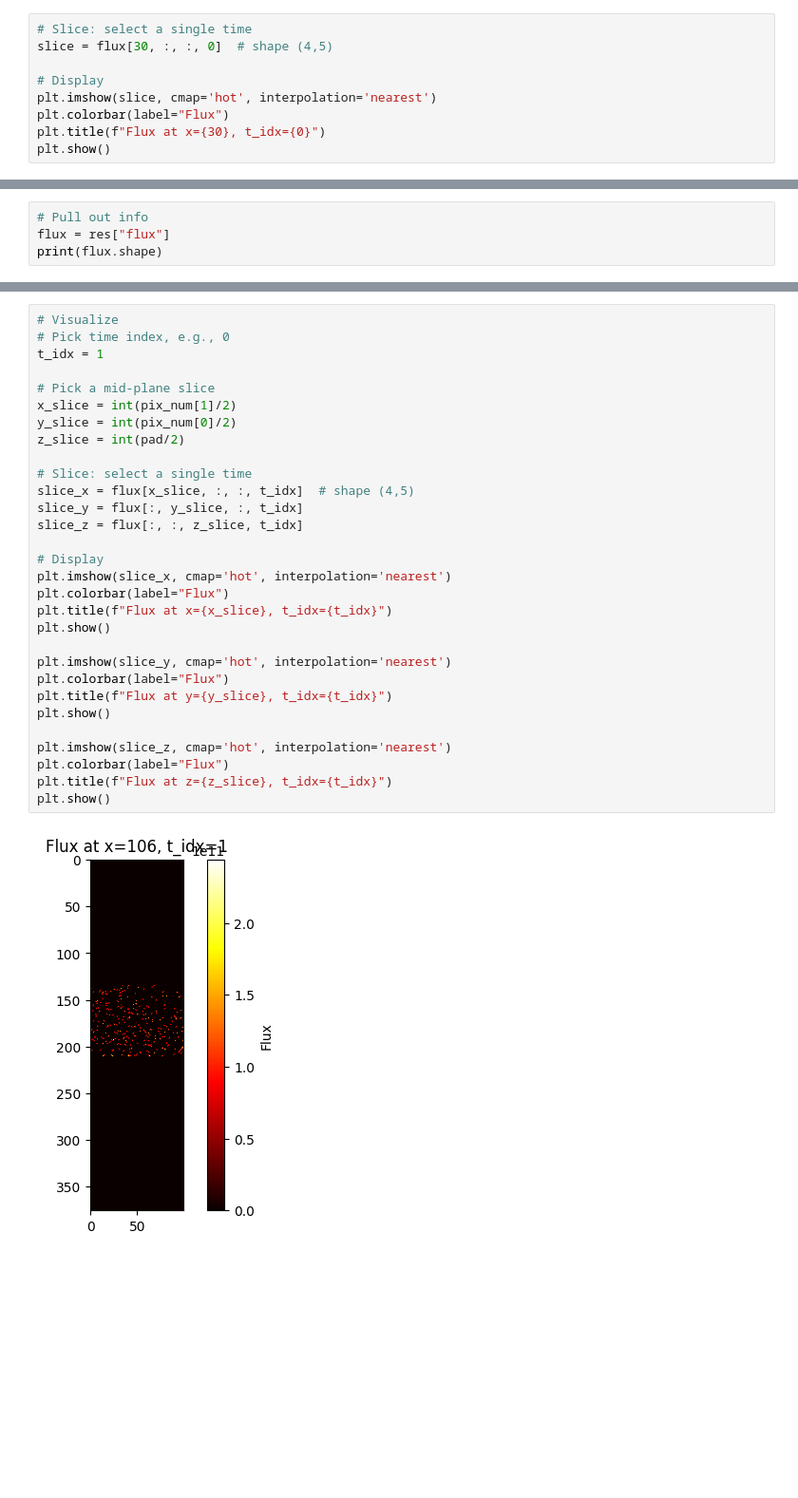
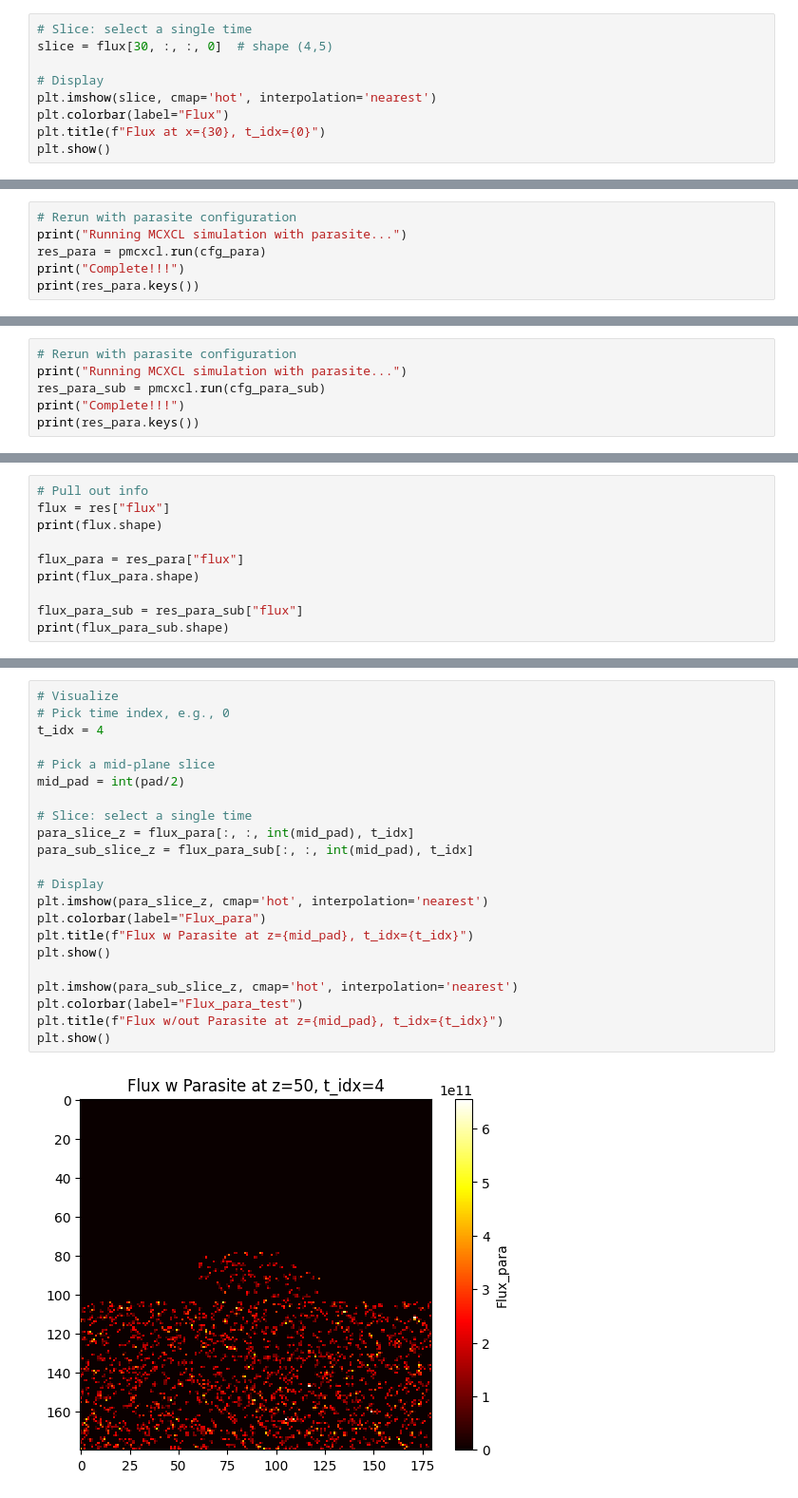
Before and after one commit to Cow415/Photon-Transport-Simulation, a Jupyter notebook: run_mcxcl/run_mcxcl.ipynb, the cells around one changed output, grey strips where cells are left out. Shown at 95% size. Saved outputs shown, nothing was run; the diff lists cells and outputs as text; blank space fills up the shorter version.

```diff
--- a/run_mcxcl/run_mcxcl.ipynb
+++ b/run_mcxcl/run_mcxcl.ipynb
@@ -214,3 +282,9 @@ tend: 1e-10
 unitinmm: 0.001
 Complete!!!
 dict_keys(['flux', 'stat'])
+# %%
+# Rerun with parasite configuration
+print("Running MCXCL simulation with parasite...")
+res_para = pmcxcl.run(cfg_para)
+print("Complete!!!")
+print(res_para.keys())
@@ -216,0 +300,6 @@ dict_keys(['flux', 'stat'])
+# %%
+# Rerun with parasite configuration
+print("Running MCXCL simulation with parasite...")
+res_para_sub = pmcxcl.run(cfg_para_sub)
+print("Complete!!!")
+print(res_para.keys())
@@ -218,5 +316,11 @@ dict_keys(['flux', 'stat'])
 # Pull out info
 flux = res["flux"]
 print(flux.shape)
+
+flux_para = res_para["flux"]
+print(flux_para.shape)
+
+flux_para_sub = res_para_sub["flux"]
+print(flux_para_sub.shape)
 # %% [output]
 (212, 376, 100, 10)
@@ -223,32 +329,24 @@ print(flux.shape)
 # %%
 # Visualize
 # Pick time index, e.g., 0
-t_idx = 1
+t_idx = 4
 
 # Pick a mid-plane slice
-x_slice = int(pix_num[1]/2)
-y_slice = int(pix_num[0]/2)
-z_slice = int(pad/2)
+mid_pad = int(pad/2)
 
 # Slice: select a single time
-slice_x = flux[x_slice, :, :, t_idx]  # shape (4,5)
-slice_y = flux[:, y_slice, :, t_idx]
-slice_z = flux[:, :, z_slice, t_idx]
+para_slice_z = flux_para[:, :, int(mid_pad), t_idx]
+para_sub_slice_z = flux_para_sub[:, :, int(mid_pad), t_idx]
 
 # Display
-plt.imshow(slice_x, cmap='hot', interpolation='nearest')
-plt.colorbar(label="Flux")
-plt.title(f"Flux at x={x_slice}, t_idx={t_idx}")
+plt.imshow(para_slice_z, cmap='hot', interpolation='nearest')
+plt.colorbar(label="Flux_para")
+plt.title(f"Flux w Parasite at z={mid_pad}, t_idx={t_idx}")
 plt.show()
 
-plt.imshow(slice_y, cmap='hot', interpolation='nearest')
-plt.colorbar(label="Flux")
-plt.title(f"Flux at y={y_slice}, t_idx={t_idx}")
+plt.imshow(para_sub_slice_z, cmap='hot', interpolation='nearest')
+plt.colorbar(label="Flux_para_test")
+plt.title(f"Flux w/out Parasite at z={mid_pad}, t_idx={t_idx}")
 plt.show()
-
-plt.imshow(slice_z, cmap='hot', interpolation='nearest')
-plt.colorbar(label="Flux")
-plt.title(f"Flux at z={z_slice}, t_idx={t_idx}")
-plt.show()
 # %% [output]
-[figure, old version]
+[figure, new version]
```
Also changed, not shown: parts of 13 cells of this notebook, 6 other files.
